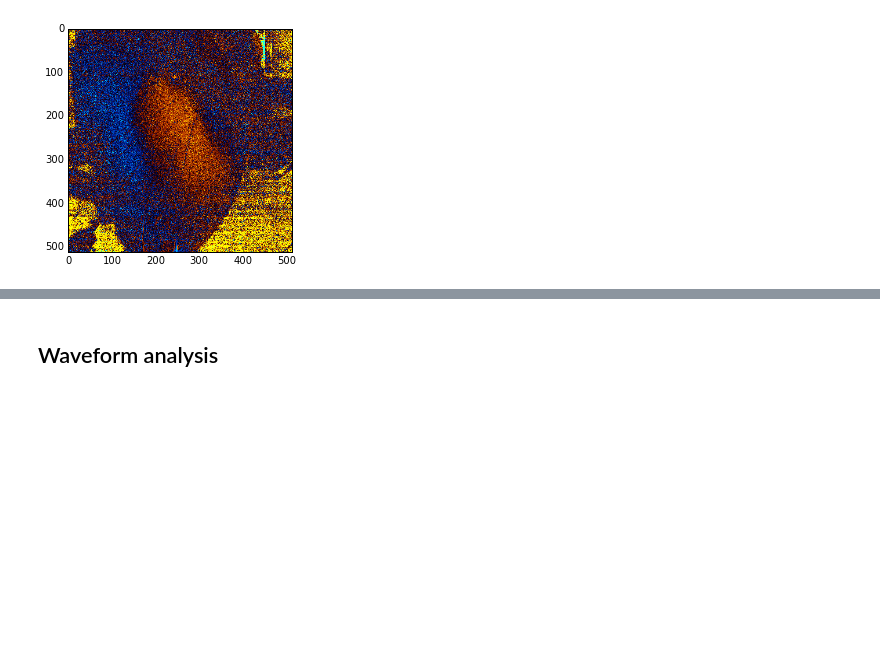
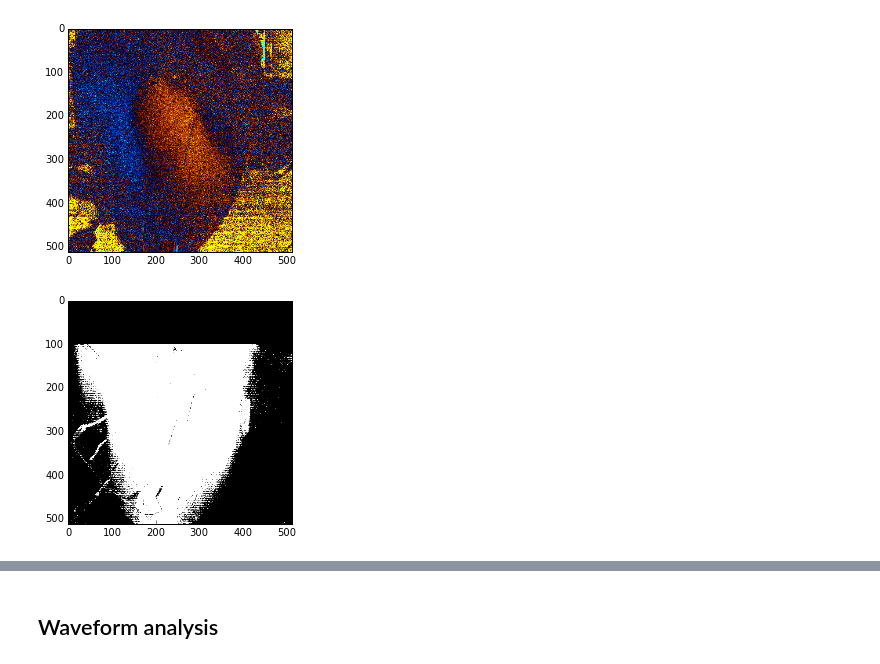
Before and after one commit to chenaoki/nb_opmap, a Jupyter notebook: main.ipynb, the cells around one changed output, grey strips where cells are left out. Drawn from its saved outputs; the diff is of its cells as text; code cells hidden in the pictures; blank space fills up the shorter version.

```diff
--- a/main.ipynb
+++ b/main.ipynb
@@ -39,11 +39,13 @@ vmem.showFrame(showFrame)
 # %% [output]
 [figure]
 # %%
-vmem.setDiffRange(diff_min=50, diff_max=300)
+vmem.setDiffRange(diff_min=60, diff_max=300)
 
 vmem.setRectROI(top=100)
 
 vmem.showROI()
+# %% [output]
+[figure, added]
 # %%
 vmem.smooth(3)
 vmem.showFrame(showFrame)
```
Also changed, not shown: parts of 19 cells of this notebook.
